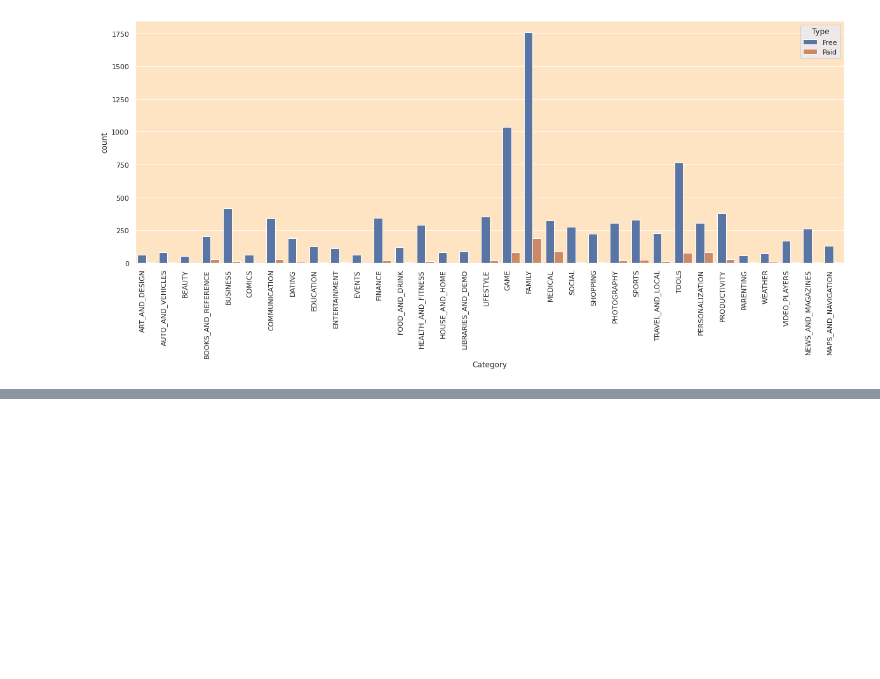
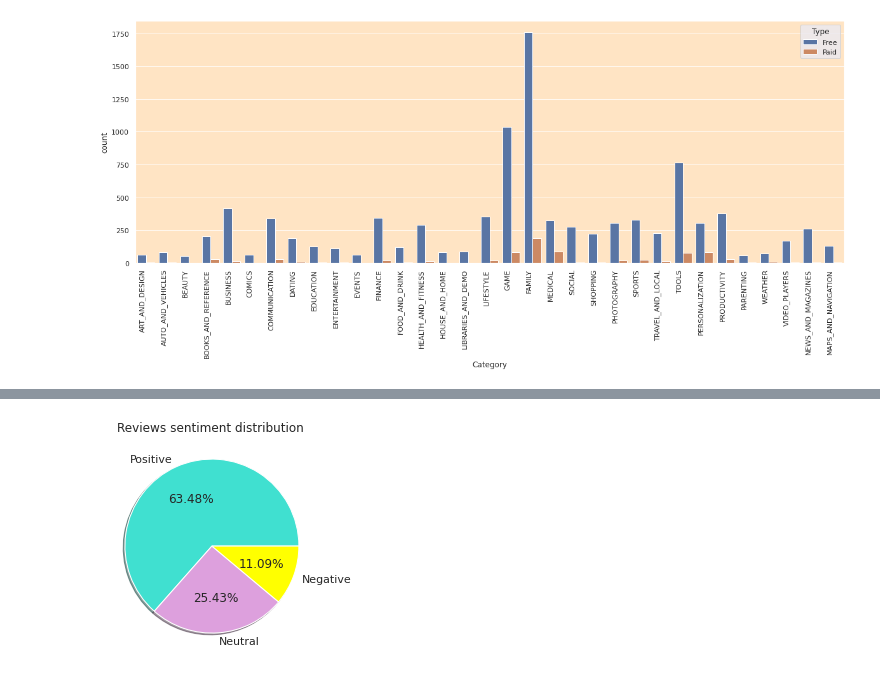
Before and after one commit to mukeshjnv/EDA-on-play-store-apps-data, a Jupyter notebook: EDA_Capson_Project_on_Play_Store_Data.ipynb, the cells around one changed output, grey strips where cells are left out. Cells and saved outputs as stored; diff of their text form; code cells hidden in the pictures; blank space fills up the shorter version.

```diff
--- a/EDA_Capson_Project_on_Play_Store_Data.ipynb
+++ b/EDA_Capson_Project_on_Play_Store_Data.ipynb
@@ -971,0 +1061,6 @@ plt.xticks(rotation=90,horizontalalignment='right');
+# %%
+y=combined_df['Sentiment'].value_counts()
+plt.pie(y,labels=['Positive','Neutral','Negative'],autopct='%1.2f%%',shadow=True,colors=['turquoise','plum','yellow'])
+plt.title('Reviews sentiment distribution ');
+# %% [output]
+[figure, added]
```
Also changed, not shown: parts of 18 cells of this notebook.
